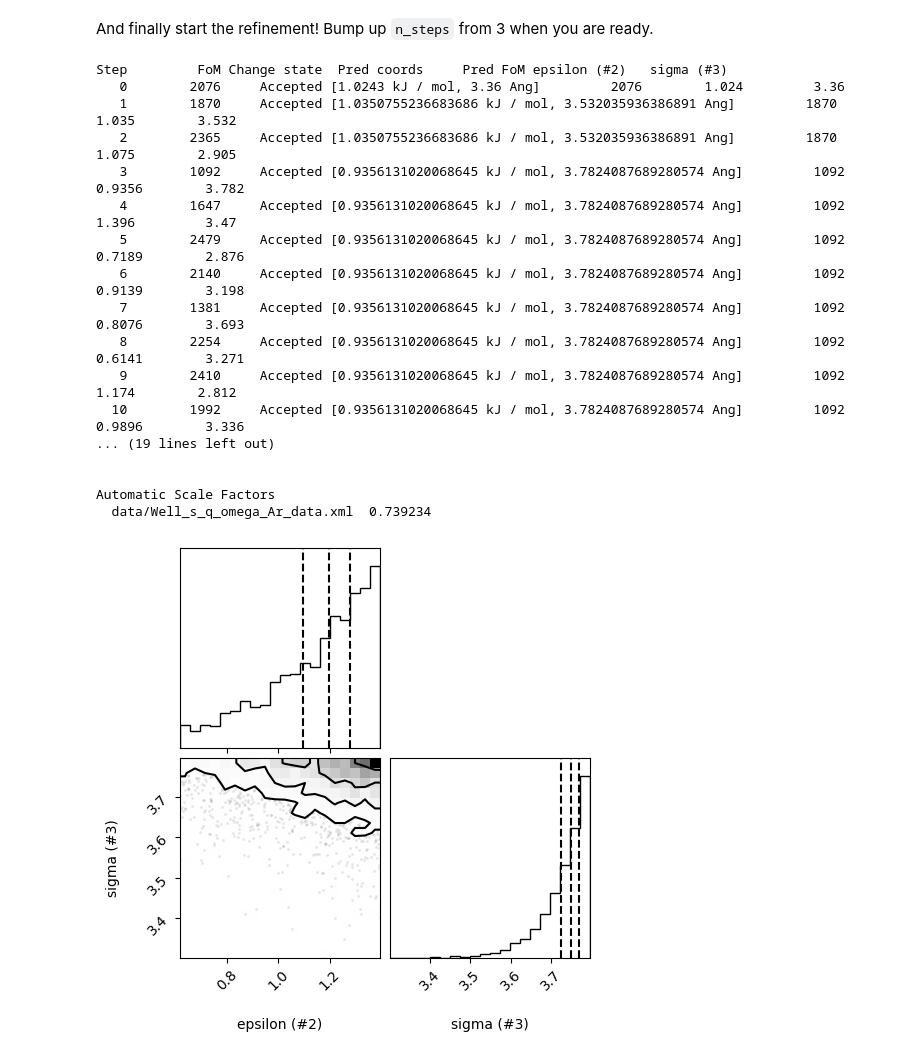
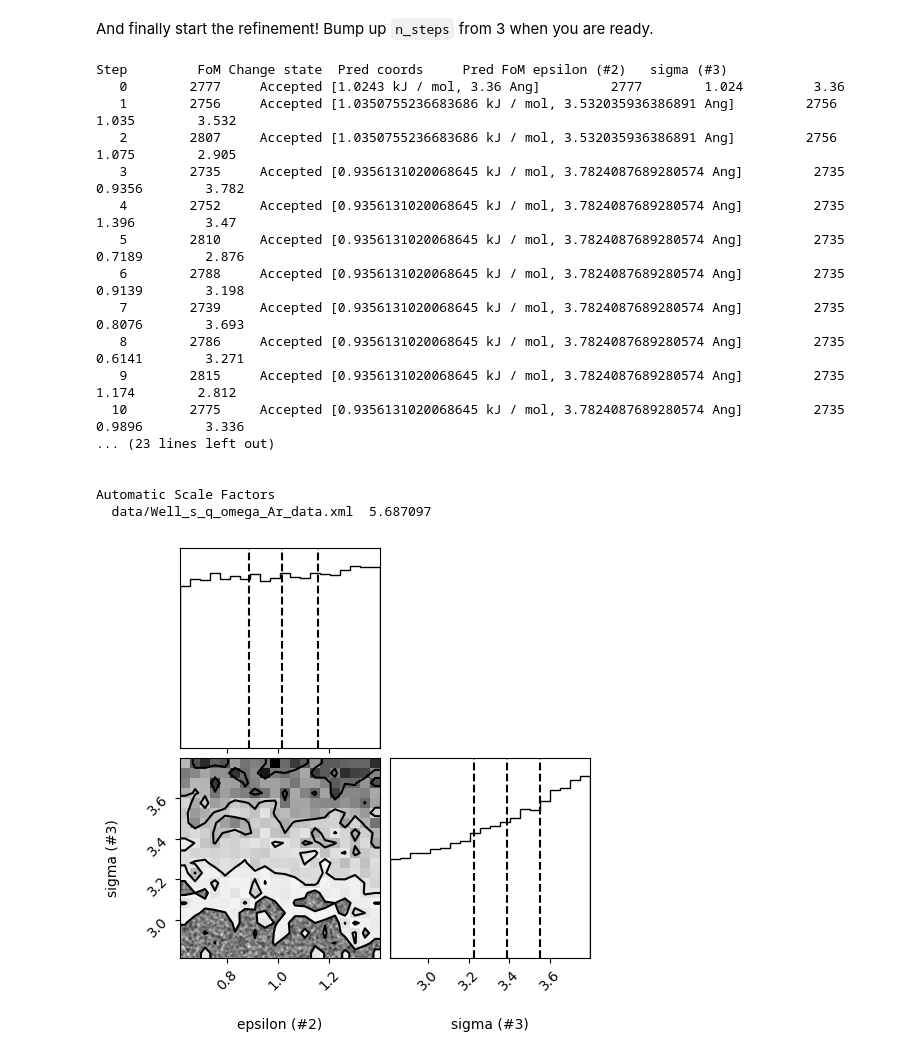
Before and after one commit to MDMCproject/MDMCproject.github.io, a Jupyter notebook: tutorials/Argon-a-to-z.ipynb, the cells around one changed output. Saved outputs shown, nothing was run; the diff lists cells and outputs as text; code cells hidden in the pictures.

```diff
--- a/tutorials/Argon-a-to-z.ipynb
+++ b/tutorials/Argon-a-to-z.ipynb
@@ -84,7 +84,7 @@ exp_datasets = [{'file_name':'data/Well_s_q_omega_Ar_data.xml',
                  'reader':'xml_SQw',
                  'weight':1.,
                  'auto_scale':True,
-                 'resolution':None}]
+                 'resolution':7500}]
 # %% [markdown]
 The number of `MD_steps` specified must be large enough to allow for successful calculation of all observables. This depends the `type` of the dataset provided and the value of the `traj_step` (specified when creating the `Simulation`). If a value for `MD_steps` is not provided, then the minimum number needed will be used automatically.
 
@@ -100,8 +100,8 @@ control = Control(simulation=simulation,
                   fit_parameters=fit_parameters,
                   minimizer_type="GPO",
                   reset_config=True,
-                  MD_steps=1000,
-                  equilibration_steps=1000)
+                  MD_steps=4000,
+                  equilibration_steps=4000)
 # %% [output]
 Control created with:
 - Attributes                              -
@@ -113,24 +113,24 @@ Control created with:
 And finally start the refinement! Bump up `n_steps` from 3 when you are ready.
 # %%
 # Run the refinement, i.e. refine the FF parameters against the data
-control.refine(n_steps=21)
+control.refine(n_steps=25)
 control.plot_results();
 # %% [output]
 Step         FoM Change state  Pred coords     Pred FoM epsilon (#2)   sigma (#3)
-   0        2076     Accepted [1.0243 kJ / mol, 3.36 Ang]         2076        1.024         3.36
-   1        1870     Accepted [1.0350755236683686 kJ / mol, 3.532035936386891 Ang]         1870        1.035        3.532
-   2        2365     Accepted [1.0350755236683686 kJ / mol, 3.532035936386891 Ang]         1870        1.075        2.905
-   3        1092     Accepted [0.9356131020068645 kJ / mol, 3.7824087689280574 Ang]         1092       0.9356        3.782
-   4        1647     Accepted [0.9356131020068645 kJ / mol, 3.7824087689280574 Ang]         1092        1.396         3.47
-   5        2479     Accepted [0.9356131020068645 kJ / mol, 3.7824087689280574 Ang]         1092       0.7189        2.876
-   6        2140     Accepted [0.9356131020068645 kJ / mol, 3.7824087689280574 Ang]         1092       0.9139        3.198
-   7        1381     Accepted [0.9356131020068645 kJ / mol, 3.7824087689280574 Ang]         1092       0.8076        3.693
-   8        2254     Accepted [0.9356131020068645 kJ / mol, 3.7824087689280574 Ang]         1092       0.6141        3.271
-   9        2410     Accepted [0.9356131020068645 kJ / mol, 3.7824087689280574 Ang]         1092        1.174        2.812
-  10        1992     Accepted [0.9356131020068645 kJ / mol, 3.7824087689280574 Ang]         1092       0.9896        3.336
-... (19 lines left out)
+   0        2777     Accepted [1.0243 kJ / mol, 3.36 Ang]         2777        1.024         3.36
+   1        2756     Accepted [1.0350755236683686 kJ / mol, 3.532035936386891 Ang]         2756        1.035        3.532
+   2        2807     Accepted [1.0350755236683686 kJ / mol, 3.532035936386891 Ang]         2756        1.075        2.905
+   3        2735     Accepted [0.9356131020068645 kJ / mol, 3.7824087689280574 Ang]         2735       0.9356        3.782
+   4        2752     Accepted [0.9356131020068645 kJ / mol, 3.7824087689280574 Ang]         2735        1.396         3.47
+   5        2810     Accepted [0.9356131020068645 kJ / mol, 3.7824087689280574 Ang]         2735       0.7189        2.876
+   6        2788     Accepted [0.9356131020068645 kJ / mol, 3.7824087689280574 Ang]         2735       0.9139        3.198
+   7        2739     Accepted [0.9356131020068645 kJ / mol, 3.7824087689280574 Ang]         2735       0.8076        3.693
+   8        2786     Accepted [0.9356131020068645 kJ / mol, 3.7824087689280574 Ang]         2735       0.6141        3.271
+   9        2815     Accepted [0.9356131020068645 kJ / mol, 3.7824087689280574 Ang]         2735        1.174        2.812
+  10        2775     Accepted [0.9356131020068645 kJ / mol, 3.7824087689280574 Ang]         2735       0.9896        3.336
+... (23 lines left out)
 
 
 Automatic Scale Factors
-  data/Well_s_q_omega_Ar_data.xml  0.739234
+  data/Well_s_q_omega_Ar_data.xml  5.687097
-[figure, old version]
+[figure, new version]
```
Also changed, not shown: parts of 1 cell of this notebook, 22 other files.
